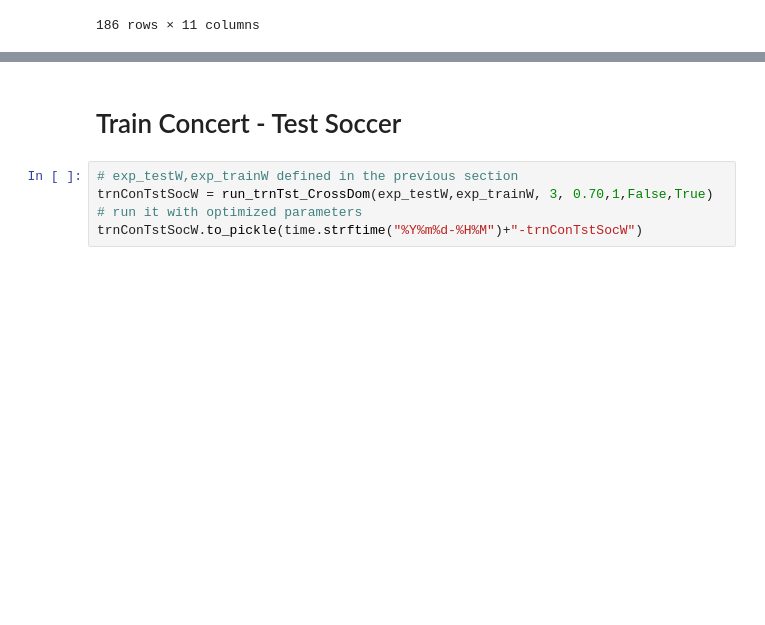
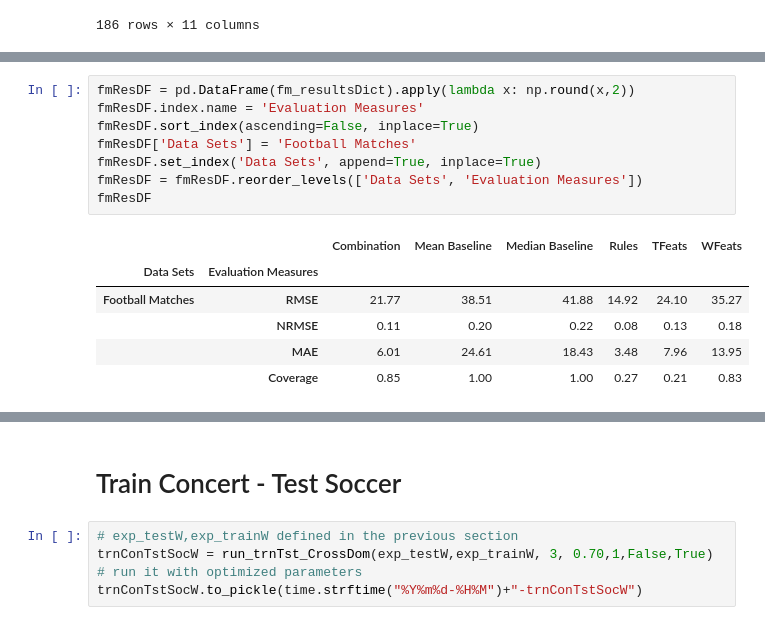
Before and after one commit to ahurriyetoglu/tte_estimation, a Jupyter notebook: WordTimeSeries.ipynb, the cells around one changed output, grey strips where cells are left out. Drawn from its saved outputs; the diff is of its cells as text; blank space fills up the shorter version.

```diff
--- a/WordTimeSeries.ipynb
+++ b/WordTimeSeries.ipynb
@@ -4254,0 +4233,15 @@ fmcResDF.join(fmTrnmcTstDF, rsuffix="_fmTrnmcTst")
+# %%
+fmResDF = pd.DataFrame(fm_resultsDict).apply(lambda x: np.round(x,2))
+fmResDF.index.name = 'Evaluation Measures'
+fmResDF.sort_index(ascending=False, inplace=True)
+fmResDF['Data Sets'] = 'Football Matches'
+fmResDF.set_index('Data Sets', append=True, inplace=True)
+fmResDF = fmResDF.reorder_levels(['Data Sets', 'Evaluation Measures'])
+fmResDF
+# %% [output]
+|  |  | Combination | Mean Baseline | Median Baseline | Rules | TFeats | WFeats |
+| Data Sets | Evaluation Measures |  |  |  |  |  |  |
+| Football Matches | RMSE | 21.77 | 38.51 | 41.88 | 14.92 | 24.10 | 35.27 |
+|  | NRMSE | 0.11 | 0.20 | 0.22 | 0.08 | 0.13 | 0.18 |
+|  | MAE | 6.01 | 24.61 | 18.43 | 3.48 | 7.96 | 13.95 |
+|  | Coverage | 0.85 | 1.00 | 1.00 | 0.27 | 0.21 | 0.83 |
```
Also changed, not shown: parts of 20 cells of this notebook.
